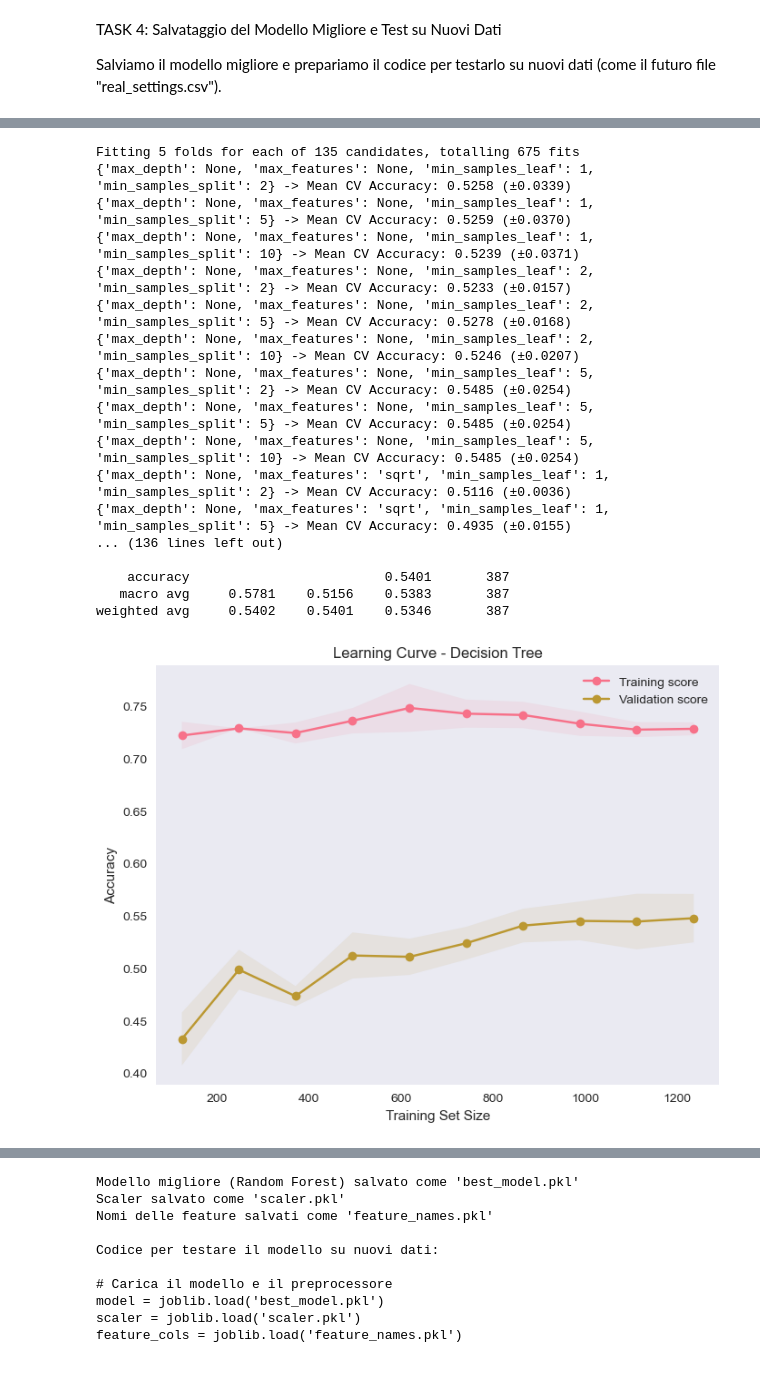
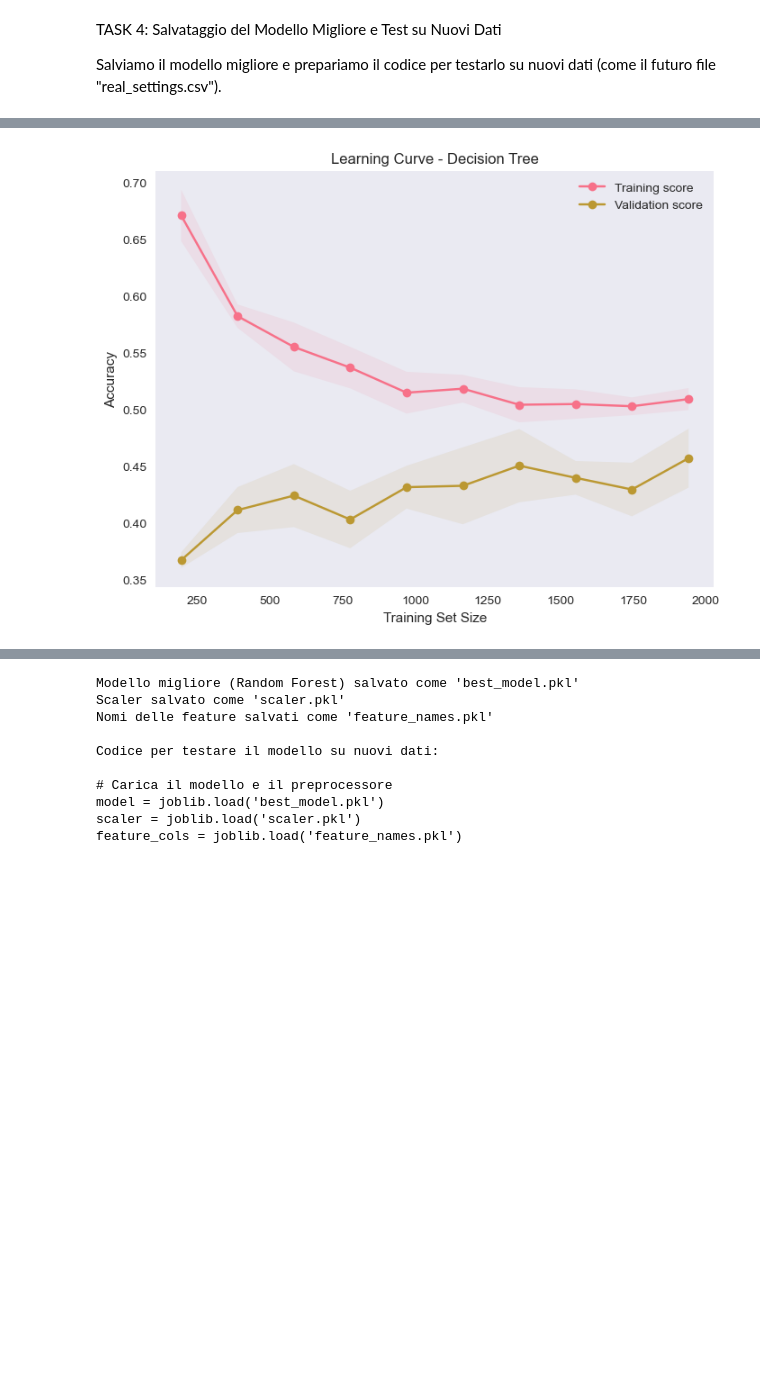
Before and after one commit to Samuele223/machine-Learning, a Jupyter notebook: proj1.ipynb, the cells around one changed output, grey strips where cells are left out. Drawn from its saved outputs; the diff is of its cells as text; code cells hidden in the pictures; blank space fills up the shorter version.

```diff
--- a/proj1.ipynb
+++ b/proj1.ipynb
@@ -496,7 +494,6 @@ TASK 3: Valutazione dei Classificatori Manuali sul Dataset Training
 
 Valutiamo le prestazioni dei classificatori manuali sul dataset training, considerando solo i ruoli semplici.
 # %%
-# Filtriamo solo i ruoli semplici
 from sklearn.model_selection import StratifiedKFold
 
 
@@ -565,7 +562,7 @@ for max_depth in depths:
 
 
 
-dt = ManualDecisionTree(max_depth=10, min_samples_split=5)
+dt = ManualDecisionTree(max_depth=5, min_samples_split=5) #ho impostato a mano i valori migliori
 dt.fit(X_train, y_train)
 dt_pred = dt.predict(X_test)
 dt_acc = accuracy_score(y_test, dt_pred)
@@ -822,7 +805,7 @@ param_grid_dt = {
     'min_samples_leaf': [1, 2, 5],
     'max_features': [None, 'sqrt', 'log2']
 }
-
+'''
 # 2) Configuriamo GridSearchCV per DecisionTree
 dt = DecisionTreeClassifier(random_state=42)
 grid_dt = GridSearchCV(
@@ -853,53 +836,42 @@ print(f"Best CV Accuracy: {grid_dt.best_score_:.4f}")
 # 6) Valutazione sul test set
 y_pred_dt = grid_dt.predict(X_test)
 print("\nClassification report on test set (Decision Tree):")
-print(classification_report(y_test, y_pred_dt, digits=4))
+print(classification_report(y_test, y_pred_dt, digits=4))'''
 
+model = DecisionTreeClassifier(
+    max_depth=5,
+    max_features=None,
+    min_samples_leaf=1,
+    min_samples_split=2
+)
 # 7) Learning Curve
 train_sizes, train_scores, val_scores = learning_curve(
-    estimator=grid_dt.best_estimator_,
+    estimator=model,
     X=X_train, y=y_train,
     cv=5,
     scoring='accuracy',
     train_sizes=np.linspace(0.1, 1.0, 10),
     n_jobs=-1
 )
 
 train_mean = np.mean(train_scores, axis=1)
 train_std  = np.std(train_scores, axis=1)
 val_mean   = np.mean(val_scores, axis=1)
 val_std    = np.std(val_scores, axis=1)
 
 plt.figure(figsize=(8,6))
 plt.plot(train_sizes, train_mean, 'o-', label='Training score')
 plt.fill_between(train_sizes, train_mean-train_std, train_mean+train_std, alpha=0.1)
 plt.plot(train_sizes, val_mean, 'o-', label='Validation score')
 plt.fill_between(train_sizes, val_mean-val_std, val_mean+val_std, alpha=0.1)
 plt.title('Learning Curve - Decision Tree')
 plt.xlabel('Training Set Size')
 plt.ylabel('Accuracy')
 plt.legend(loc='best')
 plt.grid()
 plt.show()
 # %% [output]
-Fitting 5 folds for each of 135 candidates, totalling 675 fits
-{'max_depth': None, 'max_features': None, 'min_samples_leaf': 1, 'min_samples_split': 2} -> Mean CV Accuracy: 0.5258 (±0.0339)
-{'max_depth': None, 'max_features': None, 'min_samples_leaf': 1, 'min_samples_split': 5} -> Mean CV Accuracy: 0.5259 (±0.0370)
-{'max_depth': None, 'max_features': None, 'min_samples_leaf': 1, 'min_samples_split': 10} -> Mean CV Accuracy: 0.5239 (±0.0371)
-{'max_depth': None, 'max_features': None, 'min_samples_leaf': 2, 'min_samples_split': 2} -> Mean CV Accuracy: 0.5233 (±0.0157)
-{'max_depth': None, 'max_features': None, 'min_samples_leaf': 2, 'min_samples_split': 5} -> Mean CV Accuracy: 0.5278 (±0.0168)
-{'max_depth': None, 'max_features': None, 'min_samples_leaf': 2, 'min_samples_split': 10} -> Mean CV Accuracy: 0.5246 (±0.0207)
-{'max_depth': None, 'max_features': None, 'min_samples_leaf': 5, 'min_samples_split': 2} -> Mean CV Accuracy: 0.5485 (±0.0254)
-{'max_depth': None, 'max_features': None, 'min_samples_leaf': 5, 'min_samples_split': 5} -> Mean CV Accuracy: 0.5485 (±0.0254)
-{'max_depth': None, 'max_features': None, 'min_samples_leaf': 5, 'min_samples_split': 10} -> Mean CV Accuracy: 0.5485 (±0.0254)
-{'max_depth': None, 'max_features': 'sqrt', 'min_samples_leaf': 1, 'min_samples_split': 2} -> Mean CV Accuracy: 0.5116 (±0.0036)
-{'max_depth': None, 'max_features': 'sqrt', 'min_samples_leaf': 1, 'min_samples_split': 5} -> Mean CV Accuracy: 0.4935 (±0.0155)
-... (136 lines left out)
-
-    accuracy                         0.5401       387
-   macro avg     0.5781    0.5156    0.5383       387
-weighted avg     0.5402    0.5401    0.5346       387
-[figure, old version]
+[figure, new version]
 # %%
 param_grid_nb = {
     'var_smoothing': np.logspace(-9, -1, 9)
```
Also changed, not shown: parts of 10 cells of this notebook.
